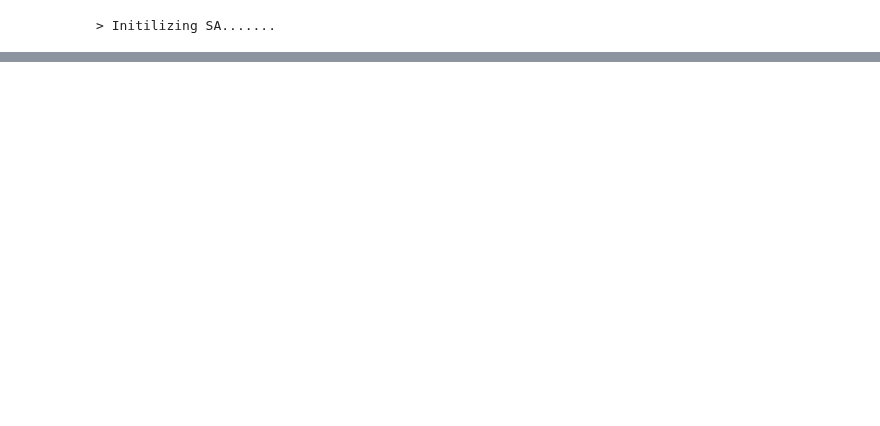
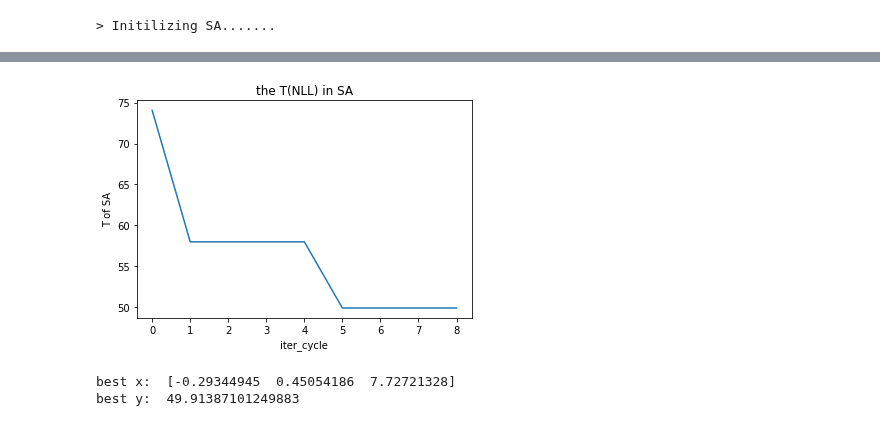
Before and after one commit to 2016317200329/PAProj, a Jupyter notebook: GT_model/PT_demo.ipynb, the cells around one changed output, grey strips where cells are left out. Drawn from its saved outputs; the diff is of its cells as text; code cells hidden in the pictures; blank space fills up the shorter version.

```diff
--- a/GT_model/PT_demo.ipynb
+++ b/GT_model/PT_demo.ipynb
@@ -94,6 +95,8 @@ def f_Equi(t,v,d,b,alpha,labda,delta):
 4. nll计算时乘的`cnt_n_2[idx]`是为了减少计算次数，表示duration相同的auction的数量。
 # %%
 def loss_func(params):
+
+    start_time = datetime.datetime.now()
 
     alpha = params[0]
     delta = params[1]
@@ -106,7 +109,8 @@ def loss_func(params):
     #P_tmp[0] = 1
 
     # tmp = 1
-    for t in tqdm(range(1,max_T+1),desc="solve for U"):
+
+    for t in range(1,max_T+1):
 
         # if((t>1) & (U_i[t-1] > 1-1e-5)):
         #     print("> Break when t == {}, cause U_i[t-1] > 1-1e-6".format(t))
@@ -126,6 +130,7 @@ def loss_func(params):
         # sum up the log prob among all durations of this auction
         nll += ( np.sum(U_tmp_df[0:(N_i[idx]-1)][:].apply(np.log,axis=1)) + np.log(1-U_tmp_df.iat[(N_i[idx]-1),0]) )* cnt_n_2[idx]
 
+    print('loss_func costs {time_costs}s \n'.format(time_costs=(datetime.datetime.now() - start_time).total_seconds()))
     return float(-nll)
 # %%
 # for SA testing
@@ -139,19 +142,10 @@ def demo_func(x):
 # %%
 print("> Initilizing SA....... \n")
 from sko.SA import SABoltzmann
-from sko.SA import SACauchy
 
-#sa_cauchy = SACauchy(func=loss_func, x0=table_5_M, T_max=1000, T_min=1e-5, learn_rate=0.01, L=50, max_stay_counter=50,
-#                     lb=[-0.3,0.01,0.01], ub=[0.3, 2, 16])
-
+set_run_mode(loss_func, 'multithreading')
 sa_boltzmann = SABoltzmann(func=loss_func, x0=table_5_M, T_max=1000, T_min=1e-5, learn_rate=0.01, L=50, max_stay_counter=50,
                             lb=lb, ub=ub)
-
-#sa = SA(func=loss_func, x0=table_5_M, T_max=1000, T_min=1e-5, L=50, max_stay_counter=50,
-#        lb=[-0.3,0.01,0.01], ub=[0.3, 2, 16])
-
-# for SA_Fast:
-# [-1.  3. 10.] ok
 # %% [output]
 > Initilizing SA.......
 # %%
@@ -239,3 +245,16 @@ x_new after clipping:  [-0.00375933  1.22798997  3.41353145]
+# %%
+# draw and print
+plt.title("the T(NLL) in SA")
+plt.xlabel("iter_cycle")
+plt.ylabel("T of SA")
+sns.lineplot(x = np.arange(0,sa_boltzmann.iter_cycle+1),y=np.array(sa_boltzmann.generation_best_Y))
+plt.show()
+print("best x: ",sa_boltzmann.best_x)
+print("best y: ",sa_boltzmann.best_y)
+# %% [output]
+[figure, added]
+best x:  [-0.29344945  0.45054186  7.72721328]
+best y:  49.91387101249883
 # %%
 # alpha_g = -0.1
 # def g(x):
```
Also changed, not shown: parts of 5 cells of this notebook.
